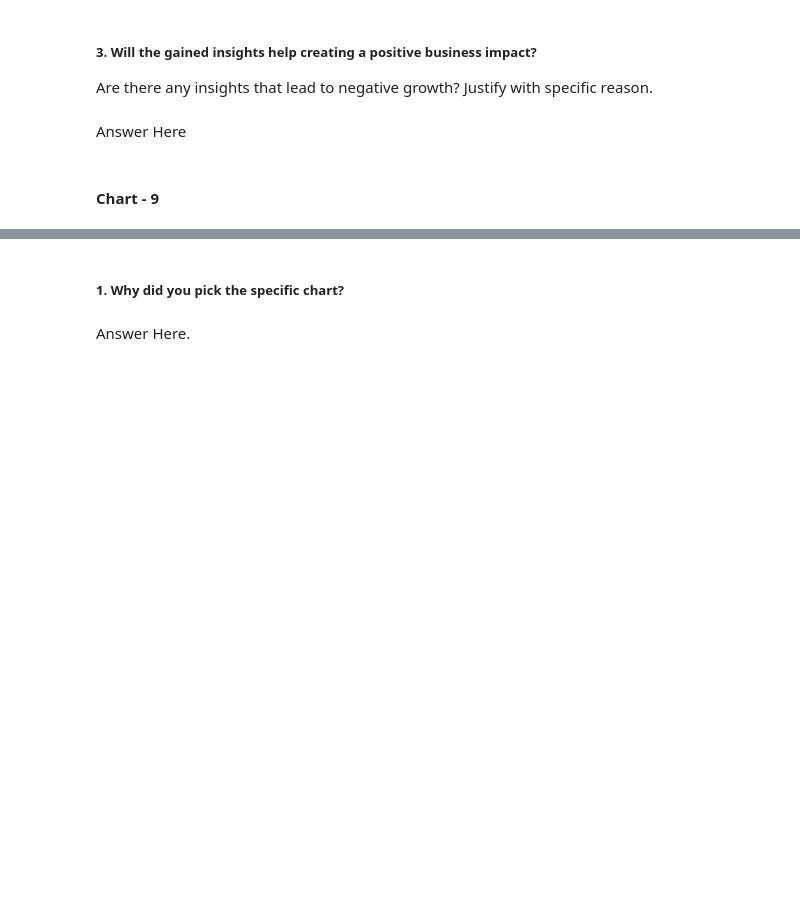
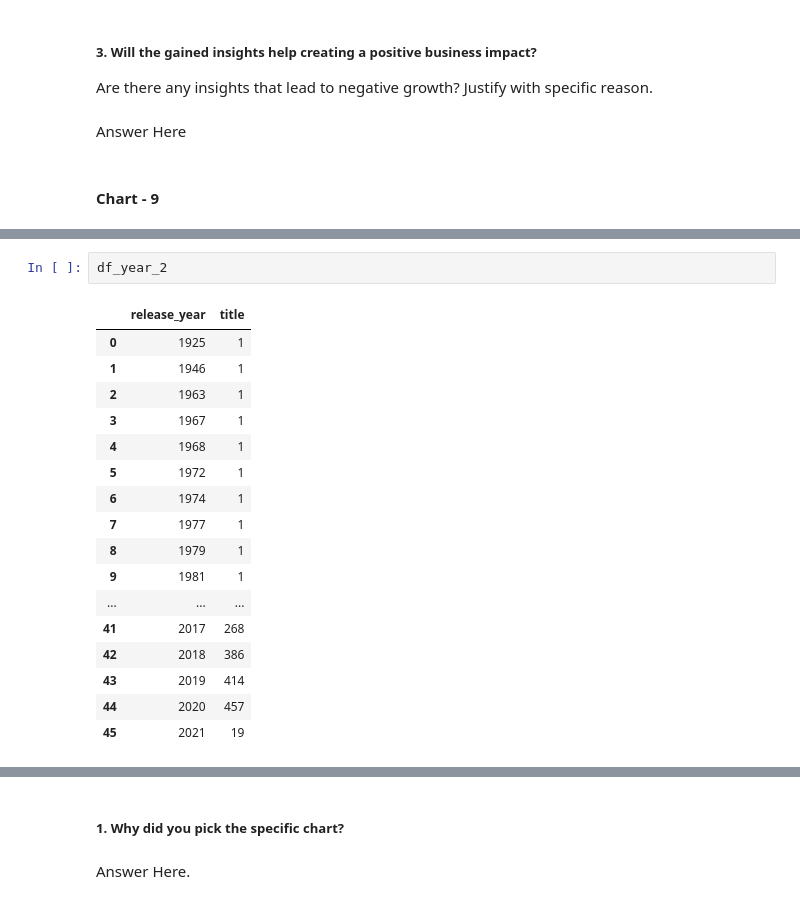
Before and after one commit to amol004/NETFLIX-MOVIES-AND-TV-SHOWS-CLUSTERING, a Jupyter notebook: NETFLIX_MOVIES_AND_TV_SHOWS_CLUSTERING.ipynb, the cells around one changed output, grey strips where cells are left out. Saved outputs shown, nothing was run; the diff lists cells and outputs as text; blank space fills up the shorter version.

```diff
--- a/NETFLIX_MOVIES_AND_TV_SHOWS_CLUSTERING.ipynb
+++ b/NETFLIX_MOVIES_AND_TV_SHOWS_CLUSTERING.ipynb
@@ -601,0 +611,20 @@ Answer Here
+# %%
+df_year_2
+# %% [output]
+|  | release_year | title |
+| 0 | 1925 | 1 |
+| 1 | 1946 | 1 |
+| 2 | 1963 | 1 |
+| 3 | 1967 | 1 |
+| 4 | 1968 | 1 |
+| 5 | 1972 | 1 |
+| 6 | 1974 | 1 |
+| 7 | 1977 | 1 |
+| 8 | 1979 | 1 |
+| 9 | 1981 | 1 |
+| ... | ... | ... |
+| 41 | 2017 | 268 |
+| 42 | 2018 | 386 |
+| 43 | 2019 | 414 |
+| 44 | 2020 | 457 |
+| 45 | 2021 | 19 |
```
Also changed, not shown: parts of 3 cells of this notebook.
